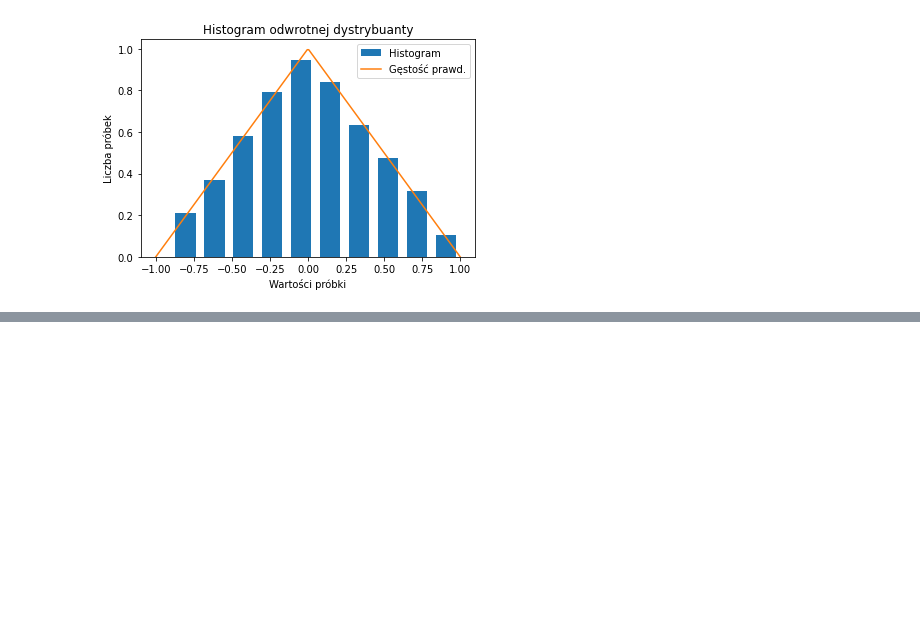
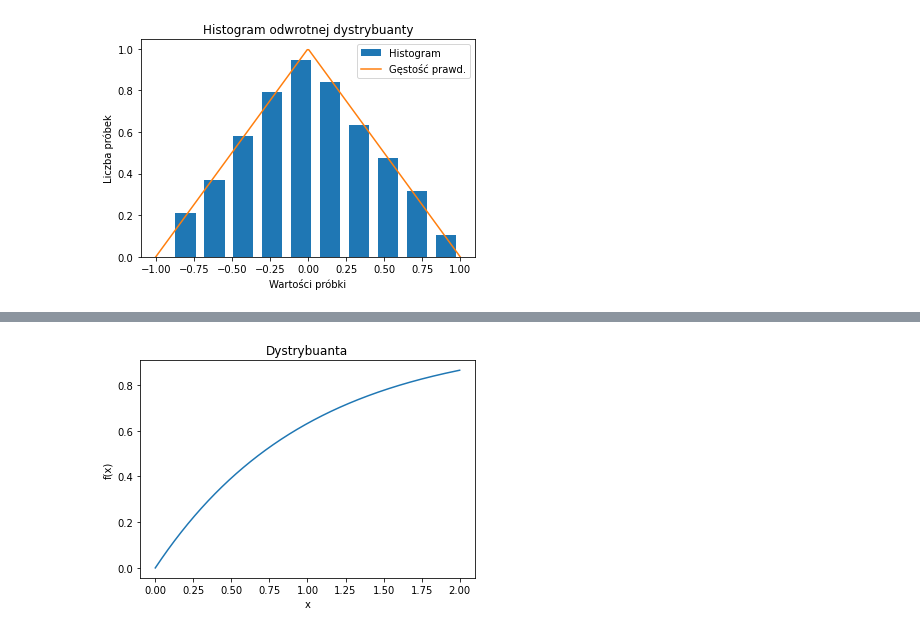
Before and after one commit to John15321/iims, a Jupyter notebook: lab0.ipynb, the cells around one changed output, grey strips where cells are left out. Saved outputs shown, nothing was run; the diff lists cells and outputs as text; code cells hidden in the pictures; blank space fills up the shorter version.

```diff
--- a/lab0.ipynb
+++ b/lab0.ipynb
@@ -354,0 +375,13 @@ plt.show()
+# %%
+f = lambda x: np.exp(-x)*(x>=0)
+F = lambda x: -np.exp(-x) +1
+invF= lambda x: -np.log(1-x)*(x<1)
+# %%
+x = np.linspace(0, 2, 1000)
+plt.title("Dystrybuanta")
+plt.xlabel("x")
+plt.ylabel("f(x)")
+plt.plot(x, F(x))
+plt.show()
+# %% [output]
+[figure, added]
```
Also changed, not shown: parts of 5 cells of this notebook.
